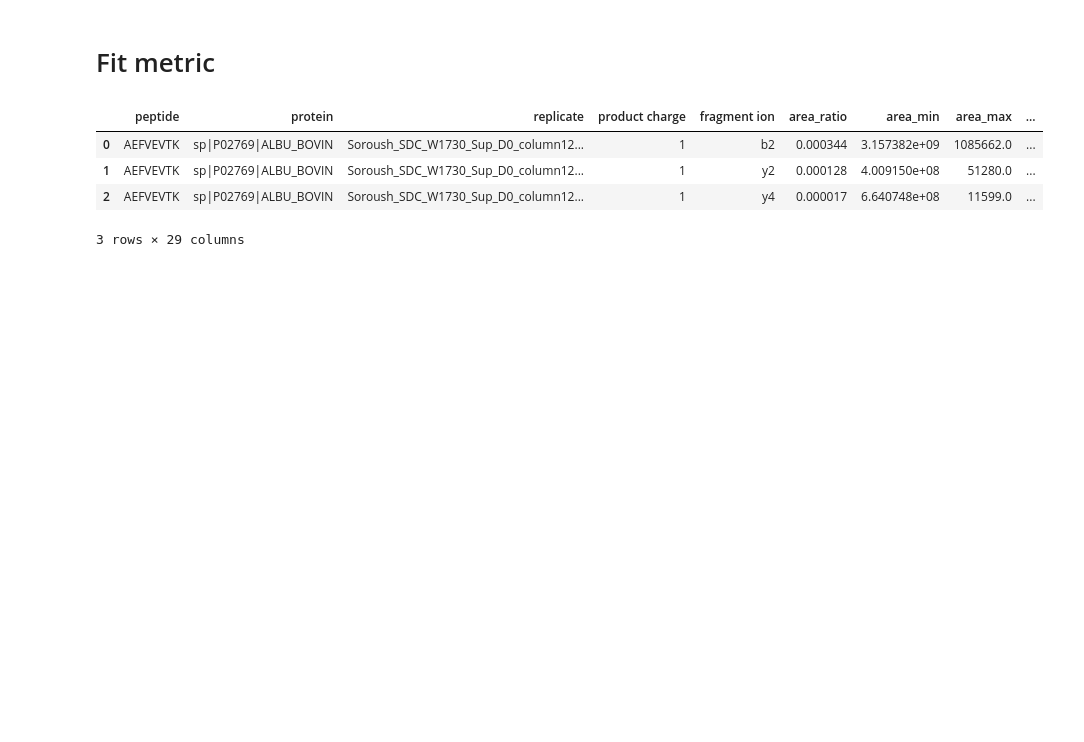
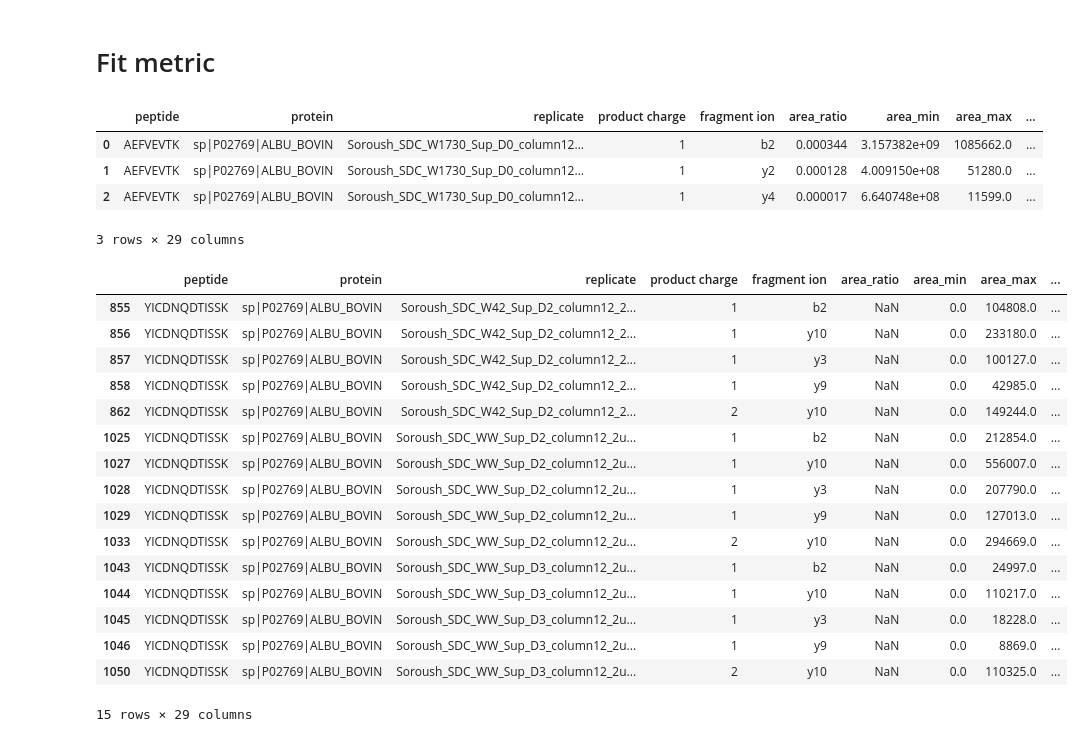
Before and after one commit to nma124/proteomics, a Jupyter notebook: notebooks/ms/003-ms-soroush-2.ipynb, the cells around one changed output. Cells and saved outputs as stored; diff of their text form; code cells hidden in the pictures; blank space fills up the shorter version.

Commit message:
include NaN rows due to zero area denominator

```diff
--- a/notebooks/ms/003-ms-soroush-2.ipynb
+++ b/notebooks/ms/003-ms-soroush-2.ipynb
@@ -406,6 +427,27 @@ df_w_fit_param_agg.head(3)
 | 1 | AEFVEVTK | sp|P02769|ALBU_BOVIN | Soroush_SDC_W1730_Sup_D0_column12... | 1 | y2 | 0.000128 | 4.009150e+08 | 51280.0 | ... |
 | 2 | AEFVEVTK | sp|P02769|ALBU_BOVIN | Soroush_SDC_W1730_Sup_D0_column12... | 1 | y4 | 0.000017 | 6.640748e+08 | 11599.0 | ... |
 3 rows × 29 columns
+# %%
+# The columns that have zero area as denominator
+df_w_fit_param_agg[df_w_fit_param_agg.area_ratio.isna()]
+# %% [output]
+|  | peptide | protein | replicate | product charge | fragment ion | area_ratio | area_min | area_max | ... |
+| 855 | YICDNQDTISSK | sp|P02769|ALBU_BOVIN | Soroush_SDC_W42_Sup_D2_column12_2... | 1 | b2 | NaN | 0.0 | 104808.0 | ... |
+| 856 | YICDNQDTISSK | sp|P02769|ALBU_BOVIN | Soroush_SDC_W42_Sup_D2_column12_2... | 1 | y10 | NaN | 0.0 | 233180.0 | ... |
+| 857 | YICDNQDTISSK | sp|P02769|ALBU_BOVIN | Soroush_SDC_W42_Sup_D2_column12_2... | 1 | y3 | NaN | 0.0 | 100127.0 | ... |
+| 858 | YICDNQDTISSK | sp|P02769|ALBU_BOVIN | Soroush_SDC_W42_Sup_D2_column12_2... | 1 | y9 | NaN | 0.0 | 42985.0 | ... |
+| 862 | YICDNQDTISSK | sp|P02769|ALBU_BOVIN | Soroush_SDC_W42_Sup_D2_column12_2... | 2 | y10 | NaN | 0.0 | 149244.0 | ... |
+| 1025 | YICDNQDTISSK | sp|P02769|ALBU_BOVIN | Soroush_SDC_WW_Sup_D2_column12_2u... | 1 | b2 | NaN | 0.0 | 212854.0 | ... |
+| 1027 | YICDNQDTISSK | sp|P02769|ALBU_BOVIN | Soroush_SDC_WW_Sup_D2_column12_2u... | 1 | y10 | NaN | 0.0 | 556007.0 | ... |
+| 1028 | YICDNQDTISSK | sp|P02769|ALBU_BOVIN | Soroush_SDC_WW_Sup_D2_column12_2u... | 1 | y3 | NaN | 0.0 | 207790.0 | ... |
+| 1029 | YICDNQDTISSK | sp|P02769|ALBU_BOVIN | Soroush_SDC_WW_Sup_D2_column12_2u... | 1 | y9 | NaN | 0.0 | 127013.0 | ... |
+| 1033 | YICDNQDTISSK | sp|P02769|ALBU_BOVIN | Soroush_SDC_WW_Sup_D2_column12_2u... | 2 | y10 | NaN | 0.0 | 294669.0 | ... |
+| 1043 | YICDNQDTISSK | sp|P02769|ALBU_BOVIN | Soroush_SDC_WW_Sup_D3_column12_2u... | 1 | b2 | NaN | 0.0 | 24997.0 | ... |
+| 1044 | YICDNQDTISSK | sp|P02769|ALBU_BOVIN | Soroush_SDC_WW_Sup_D3_column12_2u... | 1 | y10 | NaN | 0.0 | 110217.0 | ... |
+| 1045 | YICDNQDTISSK | sp|P02769|ALBU_BOVIN | Soroush_SDC_WW_Sup_D3_column12_2u... | 1 | y3 | NaN | 0.0 | 18228.0 | ... |
+| 1046 | YICDNQDTISSK | sp|P02769|ALBU_BOVIN | Soroush_SDC_WW_Sup_D3_column12_2u... | 1 | y9 | NaN | 0.0 | 8869.0 | ... |
+| 1050 | YICDNQDTISSK | sp|P02769|ALBU_BOVIN | Soroush_SDC_WW_Sup_D3_column12_2u... | 2 | y10 | NaN | 0.0 | 110325.0 | ... |
+15 rows × 29 columns
 # %%
 result_data_folder = pathlib.Path("../../reports/ms_work")
 
```
Also changed, not shown: parts of 6 cells of this notebook.
